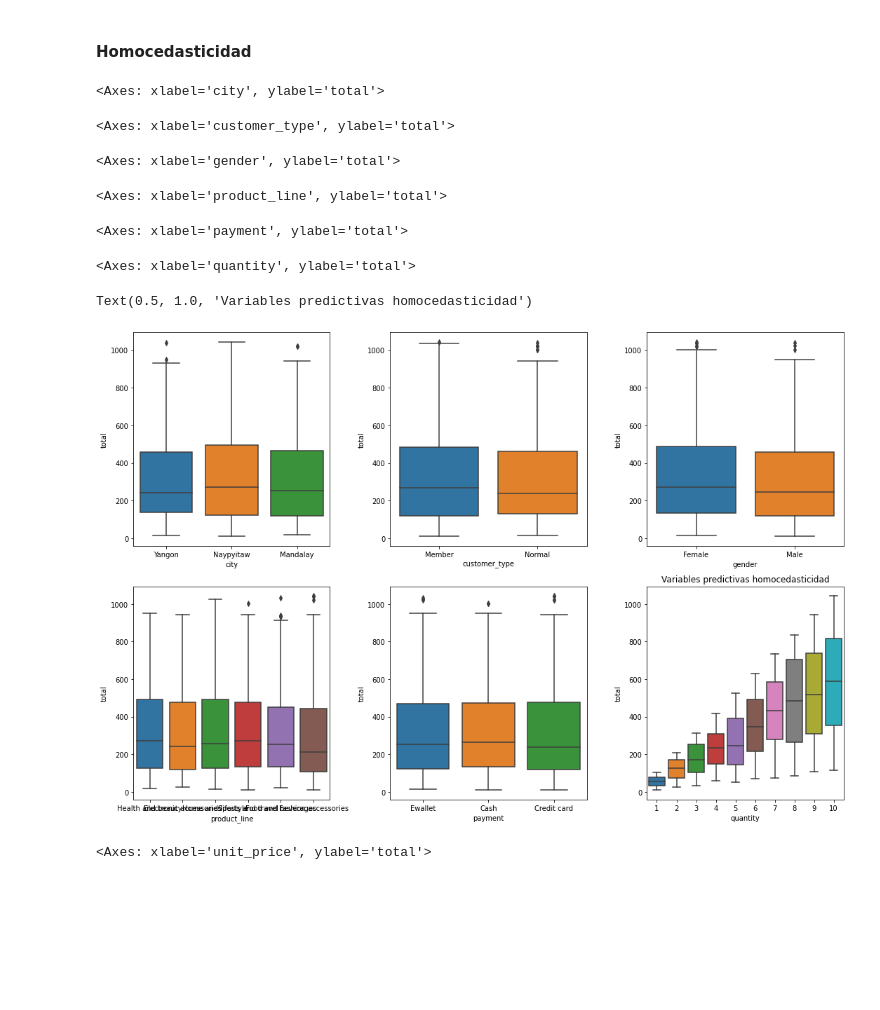
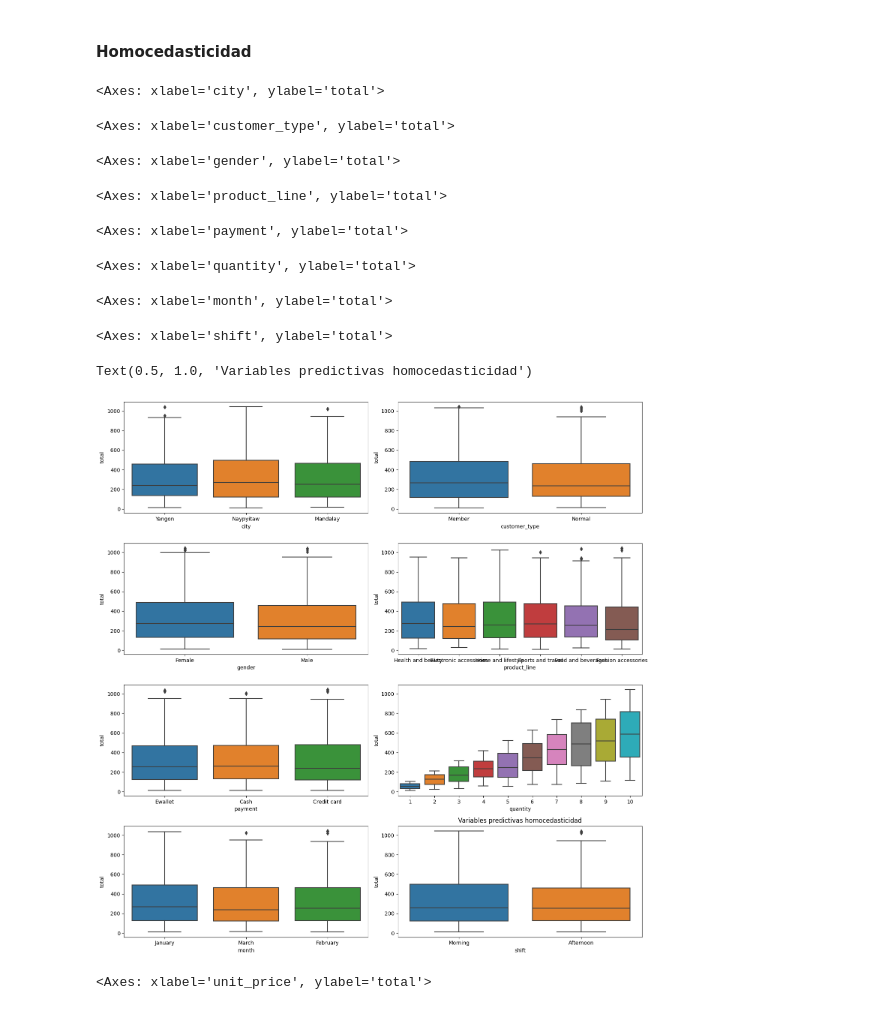
Before and after one commit to NataliaBarquin/Adalab_Pair_programming_5_machine_learning, a Jupyter notebook: Pair_ML4_asunciones.ipynb, the cells around one changed output. Drawn from its saved outputs; the diff is of its cells as text; code cells hidden in the pictures; blank space fills up the shorter version.

```diff
--- a/Pair_ML4_asunciones.ipynb
+++ b/Pair_ML4_asunciones.ipynb
@@ -22,7 +22,7 @@ InteractiveShell.ast_node_interactivity = "all"
 import warnings
 warnings.filterwarnings('ignore')
 # %%
-df = pd.read_csv("data/supermarket_2.csv", index_col = 0)
+df = pd.read_pickle("data/supermarket_2.pkl")
 # %%
 df.head()
 # %% [output]
@@ -53,27 +53,29 @@ ShapiroResult(statistic=0.9087592959403992, pvalue=5.303152934088987e-24)
 # %%
 #Visual
 
-fig, axes = plt.subplots(2, 3, figsize=(15, 10))
+fig, axes = plt.subplots(4, 2, figsize=(15, 15))
 axes = axes.flat
 
-lista_super = ['city', 'customer_type', 'gender', 'product_line',  'payment', 'quantity']
+lista_super = ['city', 'customer_type', 'gender', 'product_line',  'payment', 'quantity', 'month', 'shift']
 
 for indice, elemento in enumerate(lista_super):
     sns.boxplot(x = elemento, y = 'total', data = df, ax=axes[indice], palette = 'tab10')
 
 plt.title('Variables predictivas homocedasticidad')
 
 plt.tight_layout()
 plt.show()
 # %% [output]
 <Axes: xlabel='city', ylabel='total'>
 <Axes: xlabel='customer_type', ylabel='total'>
 <Axes: xlabel='gender', ylabel='total'>
 <Axes: xlabel='product_line', ylabel='total'>
 <Axes: xlabel='payment', ylabel='total'>
 <Axes: xlabel='quantity', ylabel='total'>
-Text(0.5, 1.0, 'Variables predictivas homocedasticidad')
+<Axes: xlabel='month', ylabel='total'>
+<Axes: xlabel='shift', ylabel='total'>
+Text(0.5, 1.0, 'Variables predictivas homocedasticidad')
-[figure, old version]
+[figure, new version]
 # %%
 #Visual
 
```
Also changed, not shown: parts of 18 cells of this notebook, 6 other files.
